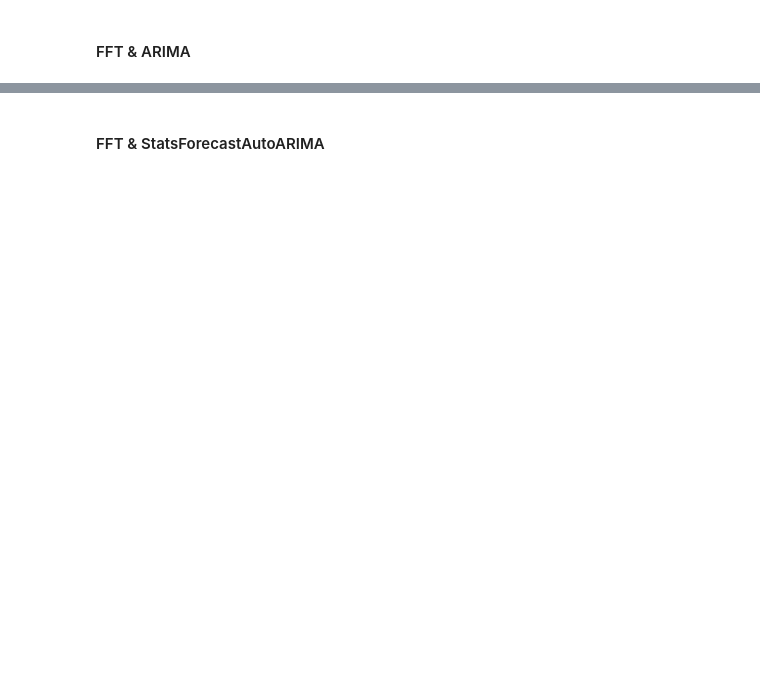
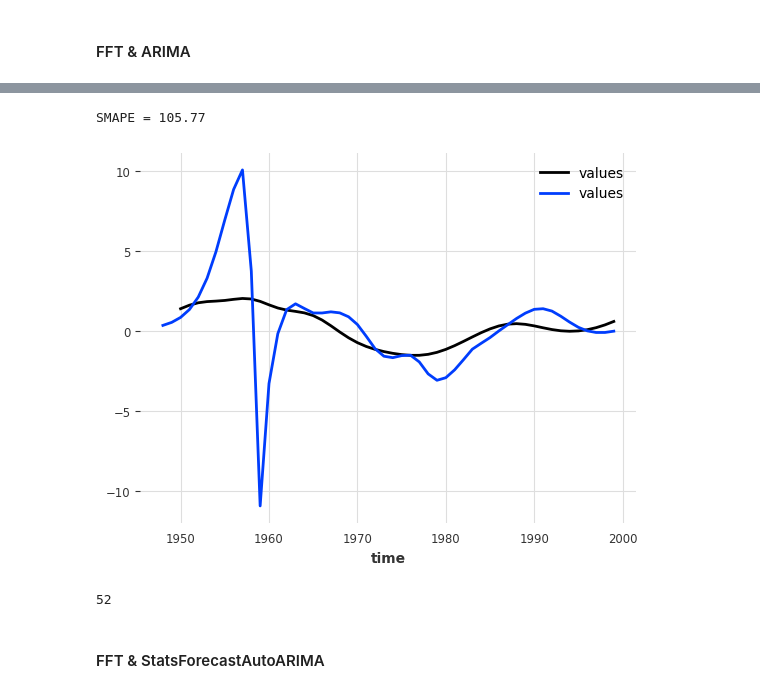
Before and after one commit to 1am-Fida/skripsi, a Jupyter notebook: Lorenz84.ipynb, the cells around one changed output, grey strips where cells are left out. Cells and saved outputs as stored; diff of their text form; code cells hidden in the pictures; blank space fills up the shorter version.

```diff
--- a/Lorenz84.ipynb
+++ b/Lorenz84.ipynb
@@ -1212,3 +1214,14 @@ res_ensemble = ensemble_eval(train,test, models2)
+# %%
+print("SMAPE = %.2f" % (smape(backtest, all)))
+test.plot()
+backtest.plot()
+# %% [output]
+SMAPE = 105.77
+[figure, added]
+# %%
+len(backtest)
+# %% [output]
+52
 # %% [markdown]
 #### FFT & StatsForecastAutoARIMA
 # %%
```
Also changed, not shown: parts of 106 cells of this notebook.
